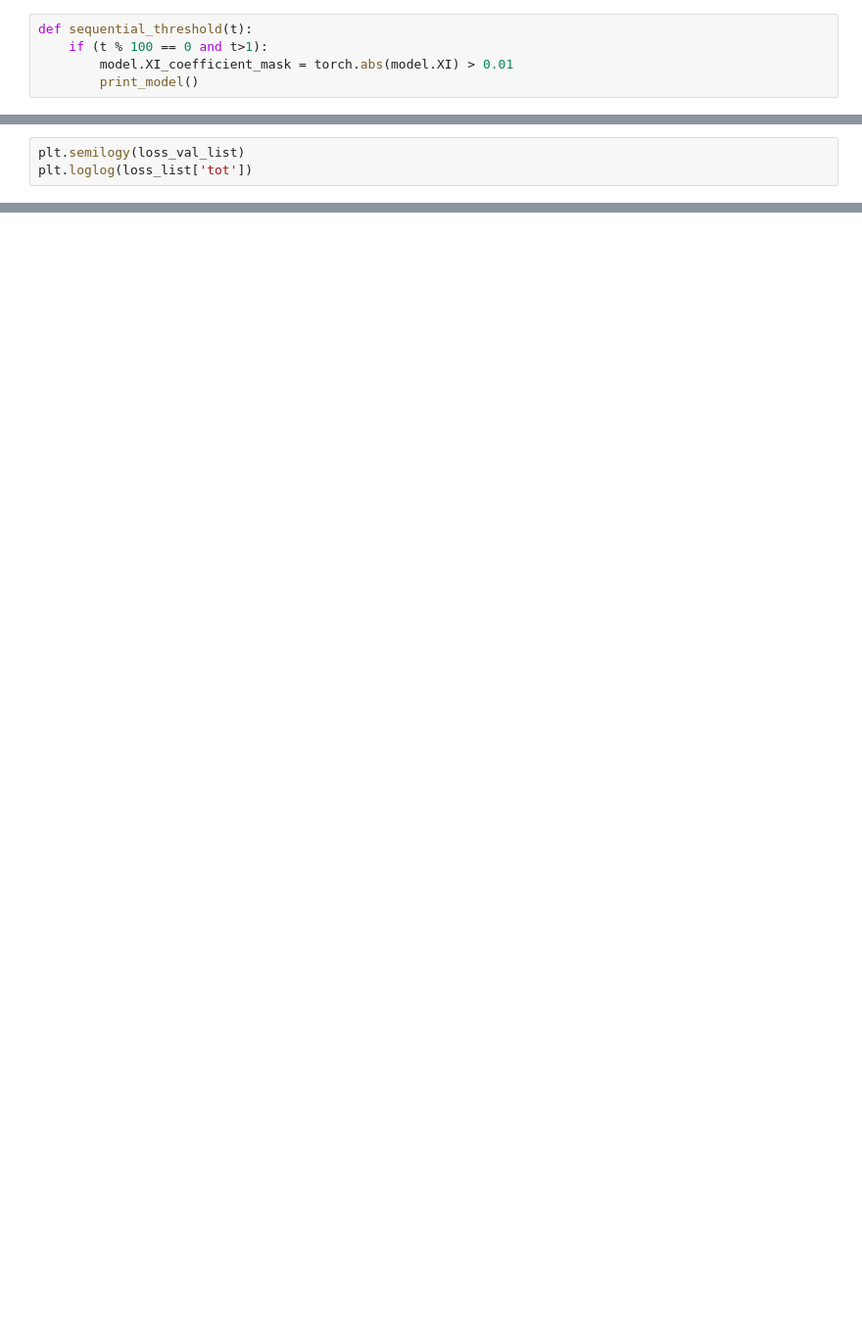
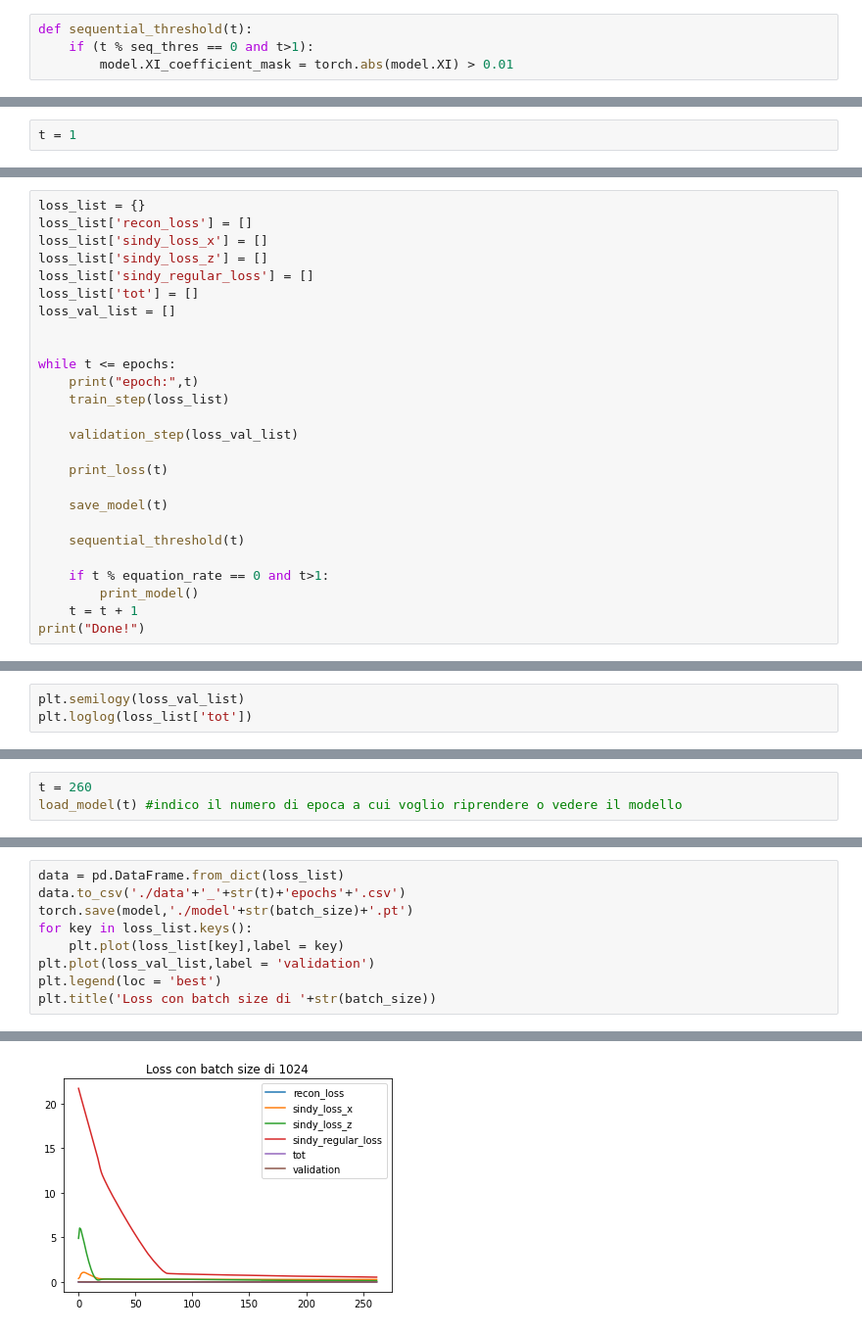
Before and after one commit to pietro-sillano/SindyPendulum, a Jupyter notebook: pendulum-sindy-nuovo.ipynb, the cells around one changed output, grey strips where cells are left out. Shown at 98% size. Cells and saved outputs as stored; diff of their text form; blank space fills up the shorter version.

```diff
--- a/pendulum-sindy-nuovo.ipynb
+++ b/pendulum-sindy-nuovo.ipynb
@@ -376,6 +342,5 @@ model.SINDyLibrary.number_candidate_functions
 # Parameters and Training
 # %%
 def sequential_threshold(t):
-    if (t % 100 == 0 and t>1):
+    if (t % seq_thres == 0 and t>1):
         model.XI_coefficient_mask = torch.abs(model.XI) > 0.01
-        print_model()
@@ -521,0 +429,2 @@ Text(0.5, 1.0, 'Loss con batch size di 1024')
+# %%
+t = 1
@@ -521,0 +445,26 @@ Text(0.5, 1.0, 'Loss con batch size di 1024')
+# %%
+loss_list = {}
+loss_list['recon_loss'] = []
+loss_list['sindy_loss_x'] = []
+loss_list['sindy_loss_z'] = []
+loss_list['sindy_regular_loss'] = []
+loss_list['tot'] = []
+loss_val_list = []
+
+
+while t <= epochs:
+    print("epoch:",t)
+    train_step(loss_list)
+
+    validation_step(loss_val_list)
+
+    print_loss(t)
+
+    save_model(t)
+
+    sequential_threshold(t)
+
+    if t % equation_rate == 0 and t>1:
+        print_model()
+    t = t + 1
+print("Done!")
@@ -524,0 +499,3 @@ plt.loglog(loss_list['tot'])
+# %%
+t = 260
+load_model(t) #indico il numero di epoca a cui voglio riprendere o vedere il modello
@@ -524,0 +527,10 @@ plt.loglog(loss_list['tot'])
+# %%
+data = pd.DataFrame.from_dict(loss_list)
+data.to_csv('./data'+'_'+str(t)+'epochs'+'.csv')
+torch.save(model,'./model'+str(batch_size)+'.pt')
+for key in loss_list.keys():
+    plt.plot(loss_list[key],label = key)
+plt.plot(loss_val_list,label = 'validation')
+plt.legend(loc = 'best')
+plt.title('Loss con batch size di '+str(batch_size))
+# %% [output]
@@ -524,0 +538 @@ plt.loglog(loss_list['tot'])
+[figure, added]
```
Also changed, not shown: parts of 31 cells of this notebook, 7 other files.
